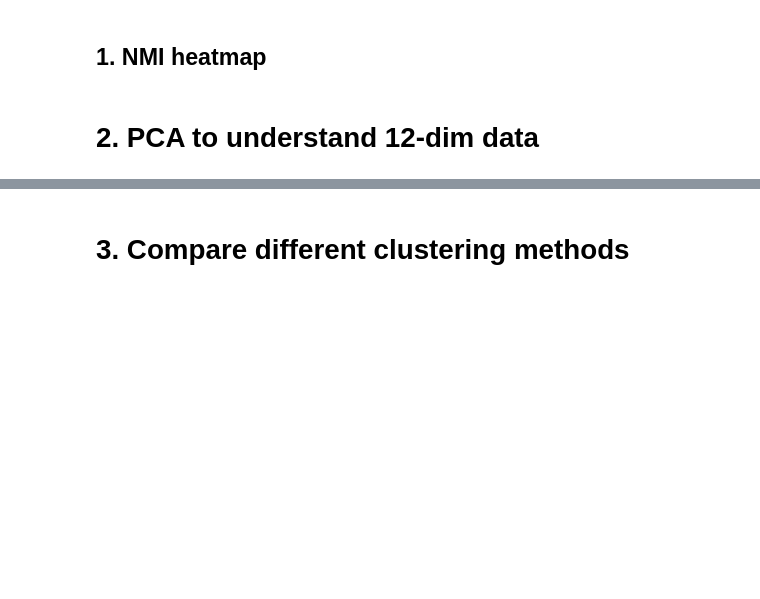
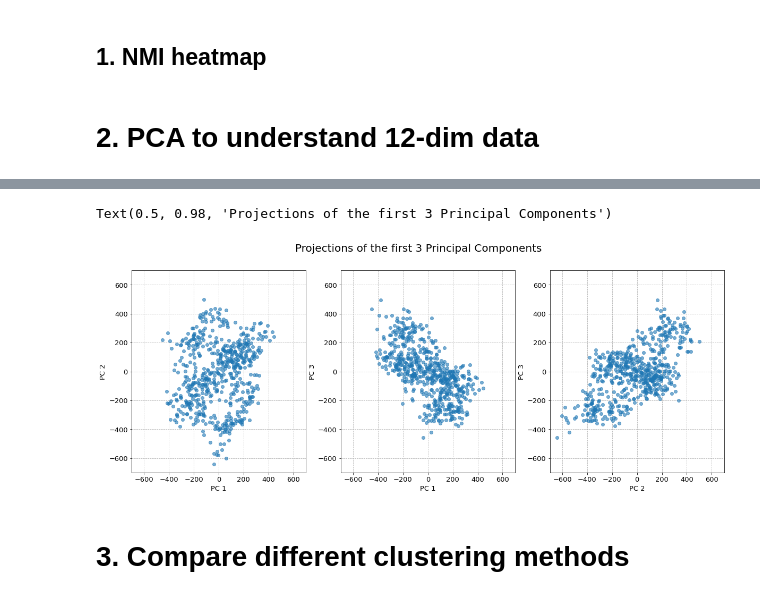
Before and after one commit to giuliadoda/LCP_mod_B, a Jupyter notebook: Ex2/group2406_exercise02.ipynb, the cells around one changed output, grey strips where cells are left out. Saved outputs shown, nothing was run; the diff lists cells and outputs as text; code cells hidden in the pictures; blank space fills up the shorter version.

```diff
--- a/Ex2/group2406_exercise02.ipynb
+++ b/Ex2/group2406_exercise02.ipynb
@@ -306,3 +358,32 @@ plt.show()
+# %%
+# plot the combinations of the first 3 principal components
+
+fig, ax = plt.subplots(nrows = 1, ncols = 3, figsize = (20, 7))
+ax[0].plot(rotated_data[0], rotated_data[1], 'o', alpha = .6)
+ax[0].set_xlim(-700, 700)
+ax[0].set_ylim(-700, 700)
+ax[0].set_xlabel('PC 1')
+ax[0].set_ylabel('PC 2')
+ax[0].grid(True, linestyle='--')
+
+ax[1].plot(rotated_data[0], rotated_data[2], 'o', alpha = .6)
+ax[1].set_xlim(-700, 700)
+ax[1].set_ylim(-700, 700)
+ax[1].set_xlabel('PC 1')
+ax[1].set_ylabel('PC 3')
+ax[1].grid(True, linestyle='--')
+
+ax[2].plot(rotated_data[1], rotated_data[2], 'o', alpha = .6)
+ax[2].set_xlim(-700, 700)
+ax[2].set_ylim(-700, 700)
+ax[2].set_xlabel('PC 2')
+ax[2].set_ylabel('PC 3')
+ax[2].grid(True, linestyle='--')
+
+fig.suptitle('Projections of the first 3 Principal Components', fontsize=20)
+# %% [output]
+Text(0.5, 0.98, 'Projections of the first 3 Principal Components')
+[figure, added]
 # %% [markdown]
 # 3. Compare different clustering methods
 # %% [markdown]
```
Also changed, not shown: parts of 10 cells of this notebook.
